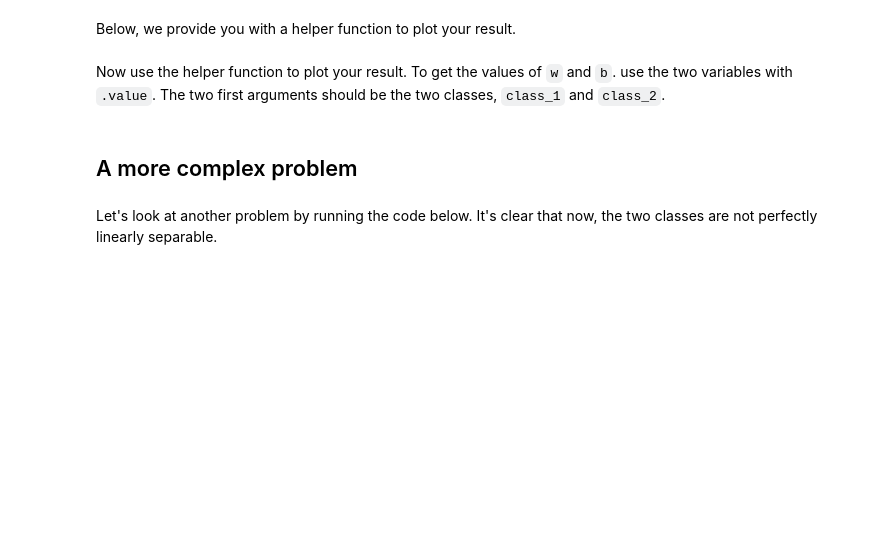
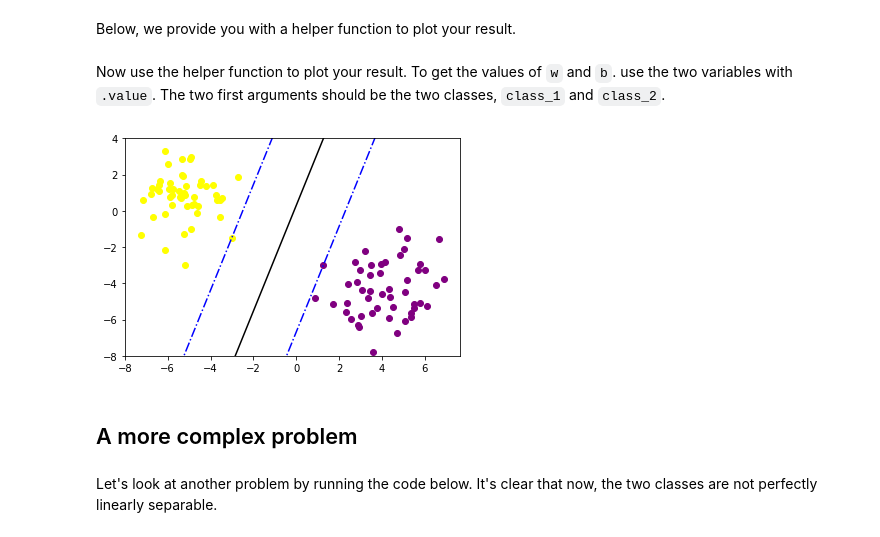
Before and after one commit to worldyne/dsc-3-33-03-building-an-svm-from-scratch-lab-seattle-ds-career-040119, a Jupyter notebook: index.ipynb, the cells around one changed output. Saved outputs shown, nothing was run; the diff lists cells and outputs as text; code cells hidden in the pictures; blank space fills up the shorter version.

```diff
--- a/index.ipynb
+++ b/index.ipynb
@@ -134,6 +134,10 @@ def plotBoundaries(x, y, w, b):
     plt.ylim([np.floor(np.min([x[:,1],y[:,1]])),np.ceil(np.max([x[:,1],y[:,1]]))])
 # %% [markdown]
 Now use the helper function to plot your result. To get the values of `w` and `b`. use the two variables with `.value`. The two first arguments should be the two classes, `class_1` and `class_2`.
+# %%
+plotBoundaries(class_1, class_2, w.value, b.value)
+# %% [output]
+[figure, added]
 # %% [markdown]
 ## A more complex problem
 # %% [markdown]
```
